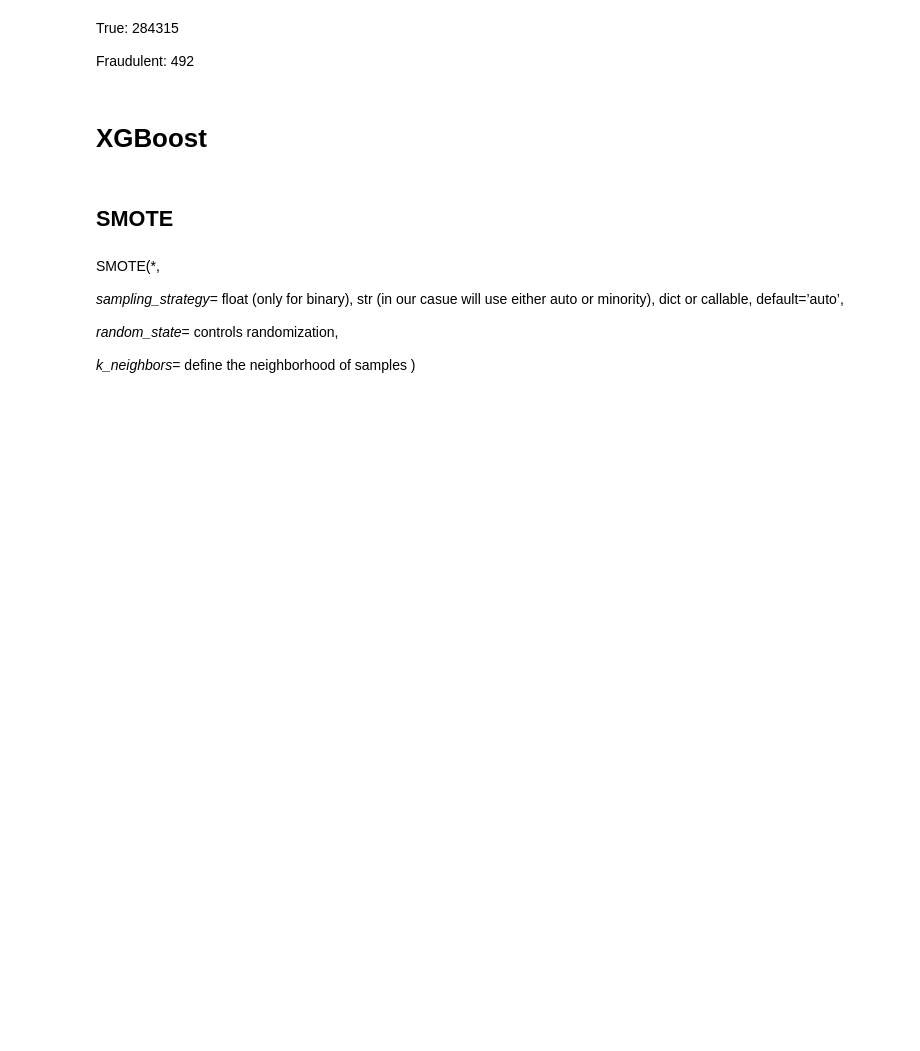
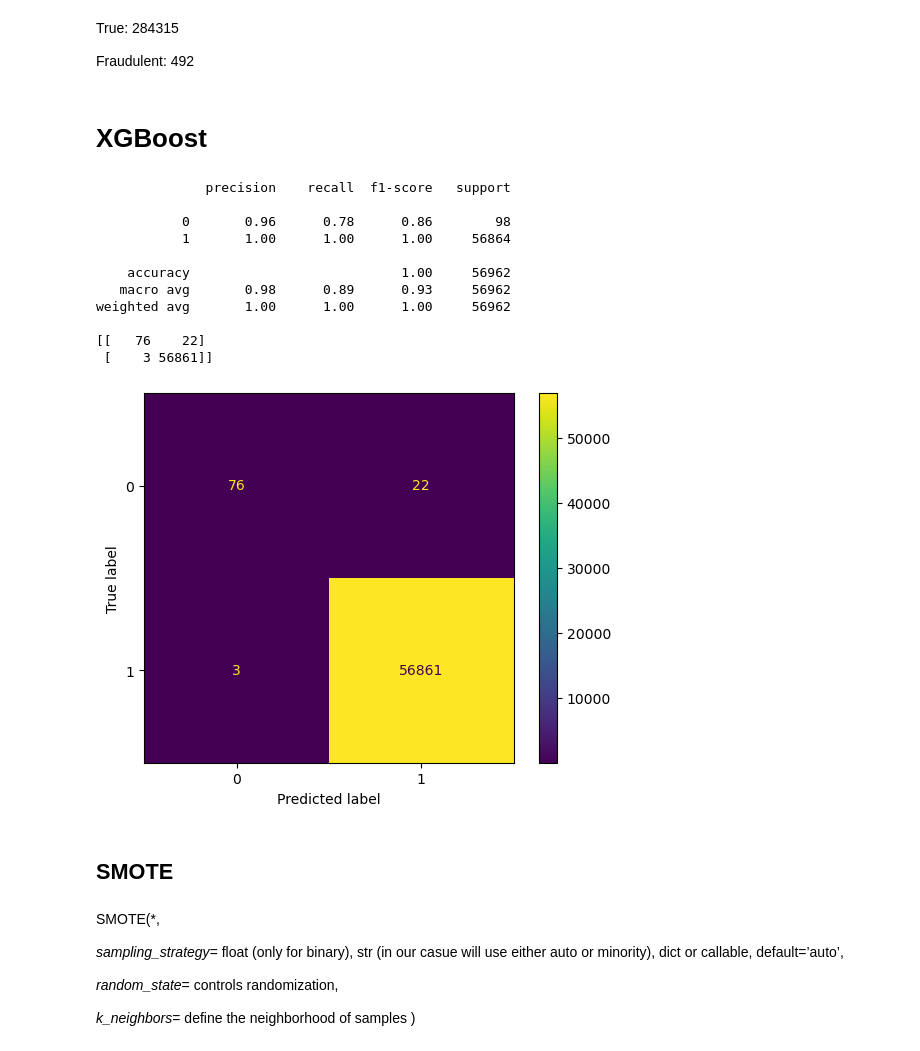
Before and after one commit to llapace/Fraud_Detection, a Jupyter notebook: XGB.ipynb, the cells around one changed output. Drawn from its saved outputs; the diff is of its cells as text; code cells hidden in the pictures; blank space fills up the shorter version.

```diff
--- a/XGB.ipynb
+++ b/XGB.ipynb
@@ -187,6 +189,6 @@ plt.yscale("log")
 # %%
 # # in our case we may want to have detecting fraud as TP for confusion Matrix, this will allow that to happen
-# data_scaled["Class"] = data_scaled["Class"].apply(lambda x: 1 if x == 0 else 0)
+data_scaled["Class"] = data_scaled["Class"].apply(lambda x: 1 if x == 0 else 0)
 # %%
 #data imbalance
 sns.histplot(data_scaled['Class'])
@@ -238,6 +269,40 @@ True:    284315
 Fraudulent:       492
 # %% [markdown]
 # XGBoost
+# %%
+from sklearn.model_selection import train_test_split
+from xgboost import XGBClassifier
+from imblearn.over_sampling import SMOTE
+from sklearn.metrics import classification_report, confusion_matrix
+xgb = XGBClassifier()
+
+# Train the classifier
+xgb.fit(X_train, y_train)
+
+# Make predictions on the test set
+y_pred = xgb.predict(X_test)
+
+cm = confusion_matrix(y_test, y_pred, labels=xgb.classes_)
+disp = ConfusionMatrixDisplay(confusion_matrix=cm,
+                             display_labels=xgb.classes_)
+
+disp.plot()
+# Evaluate the model
+print(classification_report(y_test, y_pred))
+print(confusion_matrix(y_test, y_pred))
+# %% [output]
+              precision    recall  f1-score   support
+
+           0       0.96      0.78      0.86        98
+           1       1.00      1.00      1.00     56864
+
+    accuracy                           1.00     56962
+   macro avg       0.98      0.89      0.93     56962
+weighted avg       1.00      1.00      1.00     56962
+
+[[   76    22]
+ [    3 56861]]
+[figure, added]
 # %% [markdown]
 ## SMOTE
 # %% [markdown]
```
Also changed, not shown: parts of 40 cells of this notebook, 3 other files.
